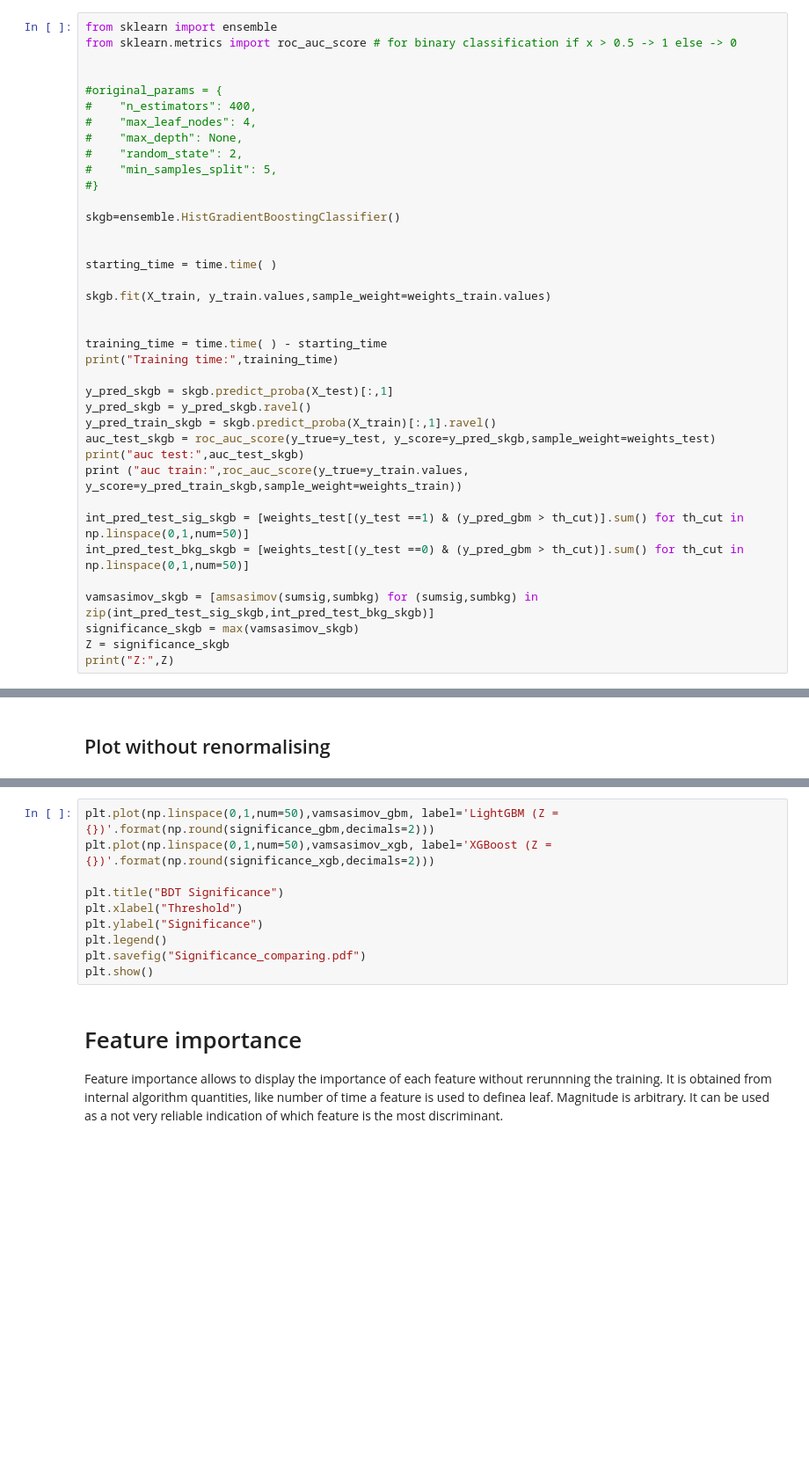
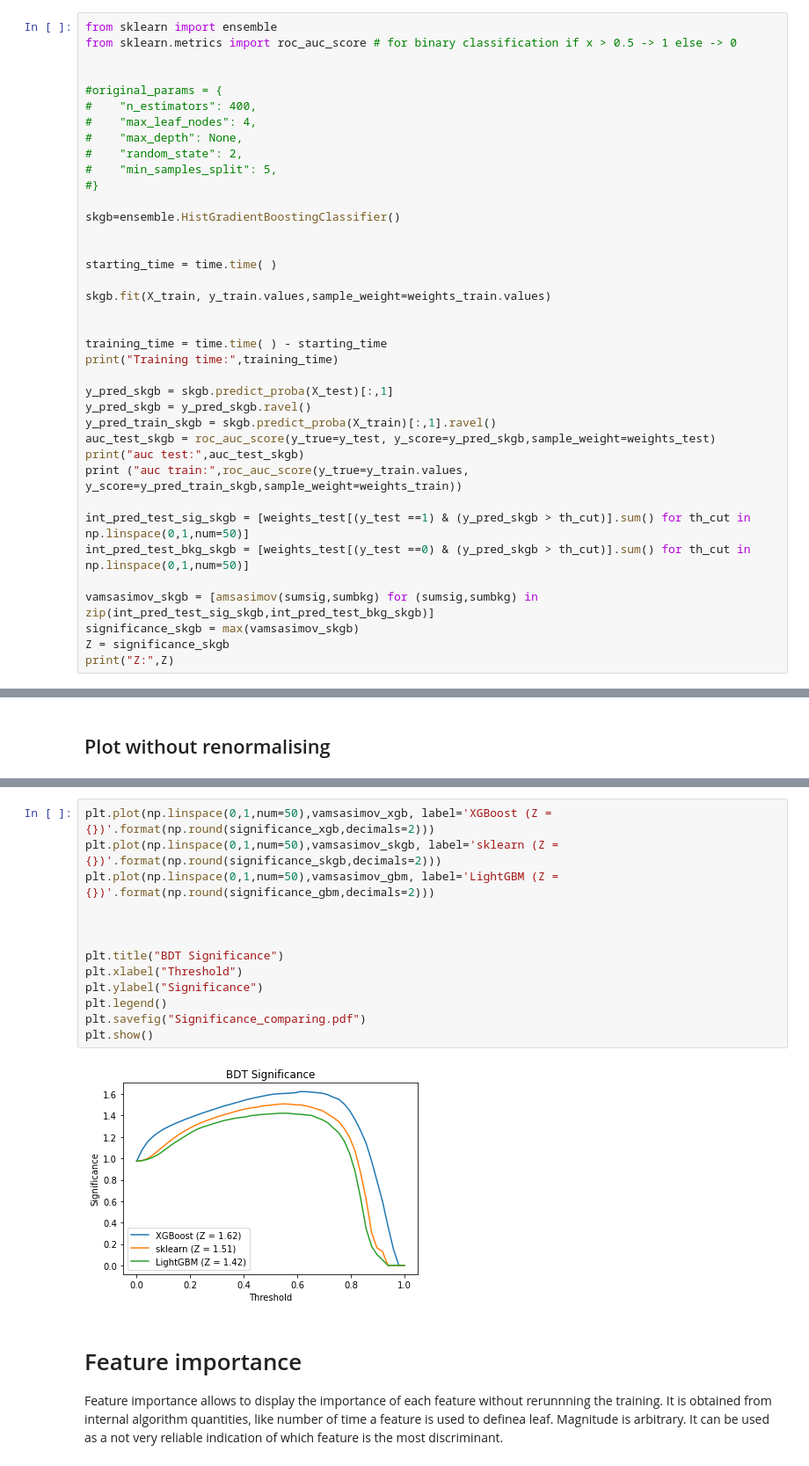
Before and after one commit to dhrou/HEPMLtutorials, a Jupyter notebook: HEPML_HandsOn_BDT.ipynb, the cells around one changed output, grey strips where cells are left out. Shown at 88% size. Cells and saved outputs as stored; diff of their text form; blank space fills up the shorter version.

```diff
--- a/HEPML_HandsOn_BDT.ipynb
+++ b/HEPML_HandsOn_BDT.ipynb
@@ -647,8 +630,8 @@ auc_test_skgb = roc_auc_score(y_true=y_test, y_score=y_pred_skgb,sample_weight=w
 print("auc test:",auc_test_skgb)
 print ("auc train:",roc_auc_score(y_true=y_train.values, y_score=y_pred_train_skgb,sample_weight=weights_train))
 
-int_pred_test_sig_skgb = [weights_test[(y_test ==1) & (y_pred_gbm > th_cut)].sum() for th_cut in np.linspace(0,1,num=50)]
-int_pred_test_bkg_skgb = [weights_test[(y_test ==0) & (y_pred_gbm > th_cut)].sum() for th_cut in np.linspace(0,1,num=50)]
+int_pred_test_sig_skgb = [weights_test[(y_test ==1) & (y_pred_skgb > th_cut)].sum() for th_cut in np.linspace(0,1,num=50)]
+int_pred_test_bkg_skgb = [weights_test[(y_test ==0) & (y_pred_skgb > th_cut)].sum() for th_cut in np.linspace(0,1,num=50)]
 
 vamsasimov_skgb = [amsasimov(sumsig,sumbkg) for (sumsig,sumbkg) in zip(int_pred_test_sig_skgb,int_pred_test_bkg_skgb)]
 significance_skgb = max(vamsasimov_skgb)
@@ -762,13 +782,18 @@ plt.show() # blue line = random classification -> maximize true positive rate wh
 # %%
+plt.plot(np.linspace(0,1,num=50),vamsasimov_xgb, label='XGBoost (Z = {})'.format(np.round(significance_xgb,decimals=2)))
+plt.plot(np.linspace(0,1,num=50),vamsasimov_skgb, label='sklearn (Z = {})'.format(np.round(significance_skgb,decimals=2)))
 plt.plot(np.linspace(0,1,num=50),vamsasimov_gbm, label='LightGBM (Z = {})'.format(np.round(significance_gbm,decimals=2)))
-plt.plot(np.linspace(0,1,num=50),vamsasimov_xgb, label='XGBoost (Z = {})'.format(np.round(significance_xgb,decimals=2)))
+
+
 
 plt.title("BDT Significance")
 plt.xlabel("Threshold")
 plt.ylabel("Significance")
 plt.legend()
 plt.savefig("Significance_comparing.pdf")
 plt.show()
+# %% [output]
+[figure, added]
 # %% [markdown]
 # Feature importance
 Feature importance allows to display the importance of each feature without rerunnning the training. It is obtained from internal algorithm quantities, like number of time a feature is used to definea leaf. Magnitude is arbitrary. It can be used as a not very reliable indication of which feature is the most discriminant.
```
Also changed, not shown: parts of 16 cells of this notebook.
